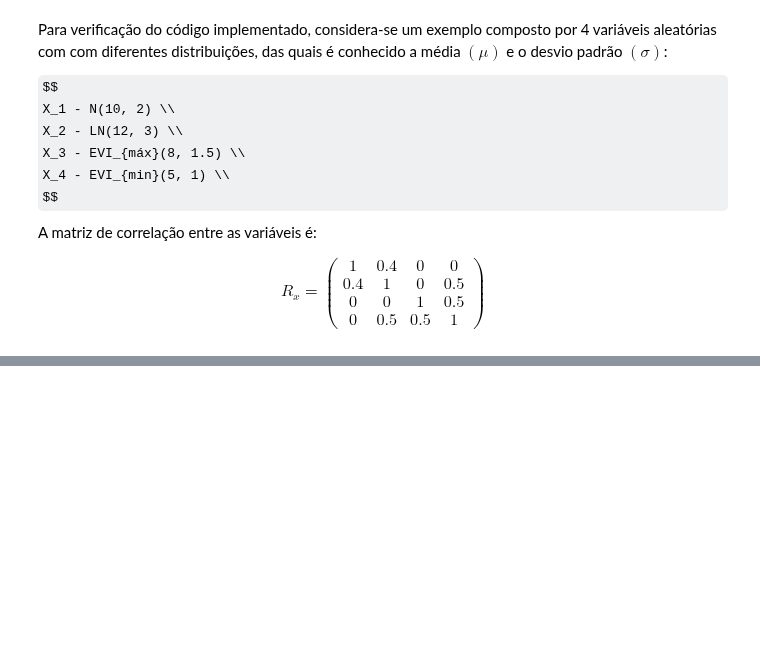
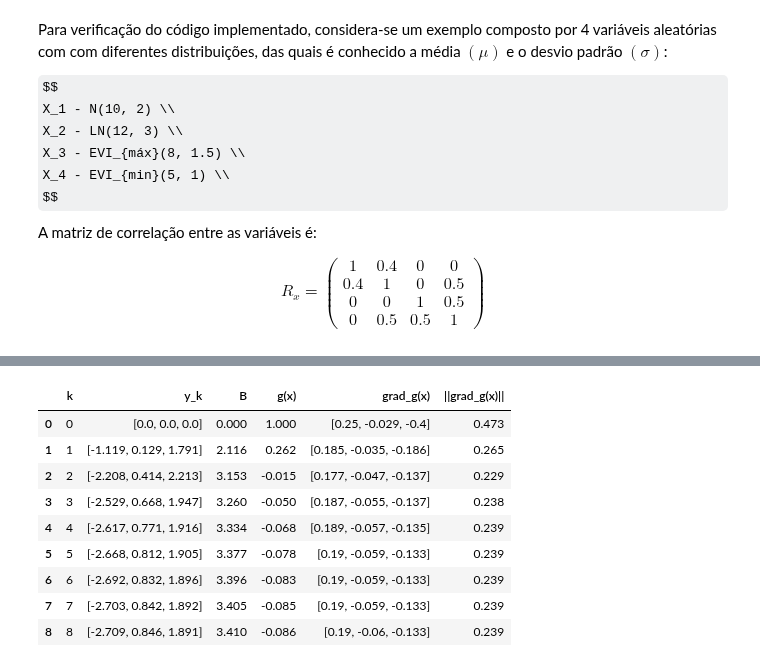
Before and after one commit to Gabrielsssilverio/Confiabilidade, a Jupyter notebook: Lista_tarefas.ipynb, the cells around one changed output, grey strips where cells are left out. Saved outputs shown, nothing was run; the diff lists cells and outputs as text; code cells hidden in the pictures; some formulas as TeX source; blank space fills up the shorter version.

```diff
--- a/Lista_tarefas.ipynb
+++ b/Lista_tarefas.ipynb
@@ -844,0 +989,90 @@ Não convergiu em 200 iterações
+# %%
+import numpy as np
+import sympy as sp
+import pandas as pd
+
+# Construção do vetor de médias e desvio padrão
+D = np.array([
+    [5, 0, 0],
+    [0, 2.5, 0],
+    [0, 0, 200]
+])
+
+medias = np.array([40.0, 50.0, 1000.0])
+
+# Equação do estado limite g(X)
+X1, X2, X3 = sp.symbols('X1 X2 X3')
+vetor_simbolico_x = [X1, X2, X3]
+g_sym_function = ((X1 * X2) / X3) - 1
+
+def g_fun_numerica(x: np.ndarray) -> float:
+    # x é um vetor [X1, X2, X3]
+    return ((x[0] * x[1]) / x[2]) - 1
+
+# Transformação X -> Y da equação de estado-limite g(X)
+Y1, Y2, Y3 = sp.symbols('Y1 Y2 Y3')
+vetor_simbolico_y = [Y1, Y2, Y3]
+
+vetor_simbolico_x_calc = (D @ vetor_simbolico_y) + medias
+
+g_y_simbolico = ((vetor_simbolico_x_calc[0] * vetor_simbolico_x_calc[1]) / vetor_simbolico_x_calc[2]) - 1
+g_y_numerico = lambdify(vetor_simbolico_y, g_y_simbolico, 'numpy')
+
+def calculo_g_y(vetor_y):
+
+     return g_y_numerico(vetor_y[0], vetor_y[1], vetor_y[2])
+
+# Descrição das variáveis aleatórias
+X1 = variavel_aleatoria(distribuicao='normal', nome='sigma_y', simbolo='X1')
+X1.conjunto_parametros(40.0, 5.0)
+
+X2 = variavel_aleatoria(distribuicao='normal', nome='W', simbolo='X2')
+X2.conjunto_parametros(50.0, 2.5)
+
+X3 = variavel_aleatoria(distribuicao='normal', nome='M', simbolo='X3')
+X3.conjunto_parametros(1000.0, 200.0)
+
+vetor_va = [X1, X2, X3]
+
+# Montagem das matrizes de observações e correlações
+# RX deve ser a matriz identidade (Independentes)
+matriz_dummy_obs = np.zeros((3, 3)) # Matriz das observações para iniciar o algoritmo
+#Rx_entrada = np.eye(3) # Matriz Identidade (Não há correlação)
+
+
+Rx_entrada = np.array([
+    [1.0, 0.5, 0.0],
+    [0.5, 1.0, 0.0],
+    [0.0, 0.0, 1.0],
+])
+
+
+# 4. Inicializar VX (T3)
+vx_obj = vetores_variavel_aleatoria(matriz_dummy_obs, vetor_va)
+vx_obj.matriz_correlacao_x = Rx_entrada
+Rz = vx_obj.matriz_correlacao_nataf() # Garante que Cz é calculado (Cz = Rx = I)
+J_yz, J_zy = vx_obj.decomposicao_cholesky()
+
+
+# Ponto inicial (ponto médio)
+x_start = medias
+ponto_projeto_obj = Ponto_projeto(vx_obj, g_fun_numerica, calculo_g_y, g_sym_function, vetor_simbolico_x, x_start, max_iter=200)
+
+# Resultado da iteração
+resultado_iteração = ponto_projeto_obj.execution()
+dados_arredondados = [[np.round(x, 3) for x in linha] for linha in resultado_iteração]
+
+# Montagem da tabela
+tabela = pd.DataFrame(dados_arredondados, columns=['k', 'y_k', 'B', 'g(x)', 'grad_g(x)', '||grad_g(x)||' ])
+tabela
+# %% [output]
+|  | k | y_k | B | g(x) | grad_g(x) | ||grad_g(x)|| |
+| 0 | 0 | [0.0, 0.0, 0.0] | 0.000 | 1.000 | [0.25, -0.029, -0.4] | 0.473 |
+| 1 | 1 | [-1.119, 0.129, 1.791] | 2.116 | 0.262 | [0.185, -0.035, -0.186] | 0.265 |
+| 2 | 2 | [-2.208, 0.414, 2.213] | 3.153 | -0.015 | [0.177, -0.047, -0.137] | 0.229 |
+| 3 | 3 | [-2.529, 0.668, 1.947] | 3.260 | -0.050 | [0.187, -0.055, -0.137] | 0.238 |
+| 4 | 4 | [-2.617, 0.771, 1.916] | 3.334 | -0.068 | [0.189, -0.057, -0.135] | 0.239 |
+| 5 | 5 | [-2.668, 0.812, 1.905] | 3.377 | -0.078 | [0.19, -0.059, -0.133] | 0.239 |
+| 6 | 6 | [-2.692, 0.832, 1.896] | 3.396 | -0.083 | [0.19, -0.059, -0.133] | 0.239 |
+| 7 | 7 | [-2.703, 0.842, 1.892] | 3.405 | -0.085 | [0.19, -0.059, -0.133] | 0.239 |
+| 8 | 8 | [-2.709, 0.846, 1.891] | 3.410 | -0.086 | [0.19, -0.06, -0.133] | 0.239 |
```
Also changed, not shown: parts of 39 cells of this notebook.
